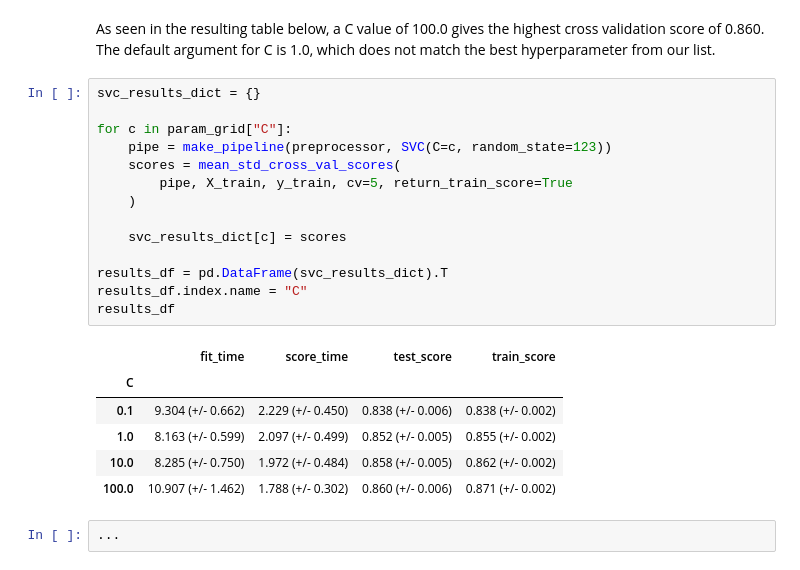
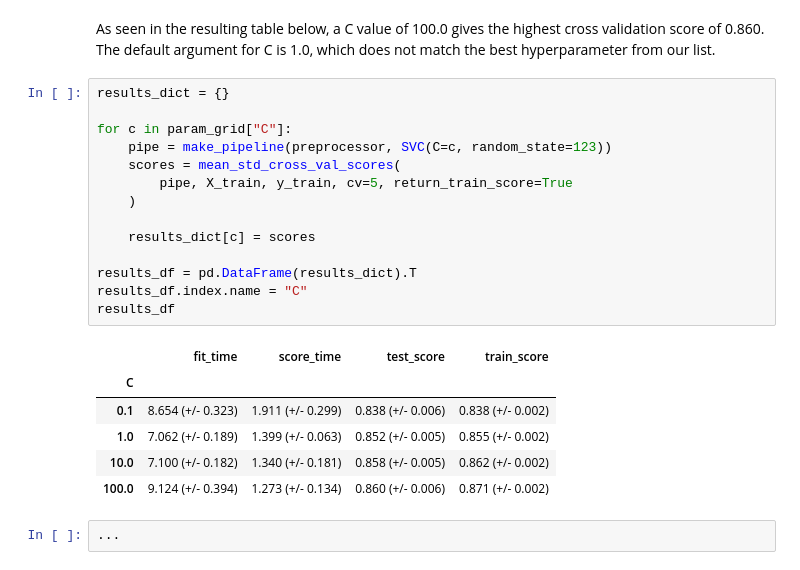
Before and after one commit to br-zhou/cs330hw3, a Jupyter notebook: hw3.ipynb, the cells around one changed output. Saved outputs shown, nothing was run; the diff lists cells and outputs as text.

```diff
--- a/hw3.ipynb
+++ b/hw3.ipynb
@@ -811,26 +815,26 @@ _Points:_ 10
 # %% [markdown]
 As seen in the resulting table below, a C value of 100.0 gives the highest cross validation score of 0.860. The default argument for C is 1.0, which does not match the best hyperparameter from our list.
 # %%
-svc_results_dict = {}
+results_dict = {}
 
 for c in param_grid["C"]:
     pipe = make_pipeline(preprocessor, SVC(C=c, random_state=123))
     scores = mean_std_cross_val_scores(
         pipe, X_train, y_train, cv=5, return_train_score=True
     )
 
-    svc_results_dict[c] = scores
+    results_dict[c] = scores
 
-results_df = pd.DataFrame(svc_results_dict).T
+results_df = pd.DataFrame(results_dict).T
 results_df.index.name = "C"
 results_df
 # %% [output]
 |  | fit_time | score_time | test_score | train_score |
 | C |  |  |  |  |
-| 0.1 | 9.304 (+/- 0.662) | 2.229 (+/- 0.450) | 0.838 (+/- 0.006) | 0.838 (+/- 0.002) |
-| 1.0 | 8.163 (+/- 0.599) | 2.097 (+/- 0.499) | 0.852 (+/- 0.005) | 0.855 (+/- 0.002) |
-| 10.0 | 8.285 (+/- 0.750) | 1.972 (+/- 0.484) | 0.858 (+/- 0.005) | 0.862 (+/- 0.002) |
-| 100.0 | 10.907 (+/- 1.462) | 1.788 (+/- 0.302) | 0.860 (+/- 0.006) | 0.871 (+/- 0.002) |
+| 0.1 | 8.654 (+/- 0.323) | 1.911 (+/- 0.299) | 0.838 (+/- 0.006) | 0.838 (+/- 0.002) |
+| 1.0 | 7.062 (+/- 0.189) | 1.399 (+/- 0.063) | 0.852 (+/- 0.005) | 0.855 (+/- 0.002) |
+| 10.0 | 7.100 (+/- 0.182) | 1.340 (+/- 0.181) | 0.858 (+/- 0.005) | 0.862 (+/- 0.002) |
+| 100.0 | 9.124 (+/- 0.394) | 1.273 (+/- 0.134) | 0.860 (+/- 0.006) | 0.871 (+/- 0.002) |
 # %%
 ...
 # %% [output]
```
Also changed, not shown: parts of 8 cells of this notebook, 1 other file.
